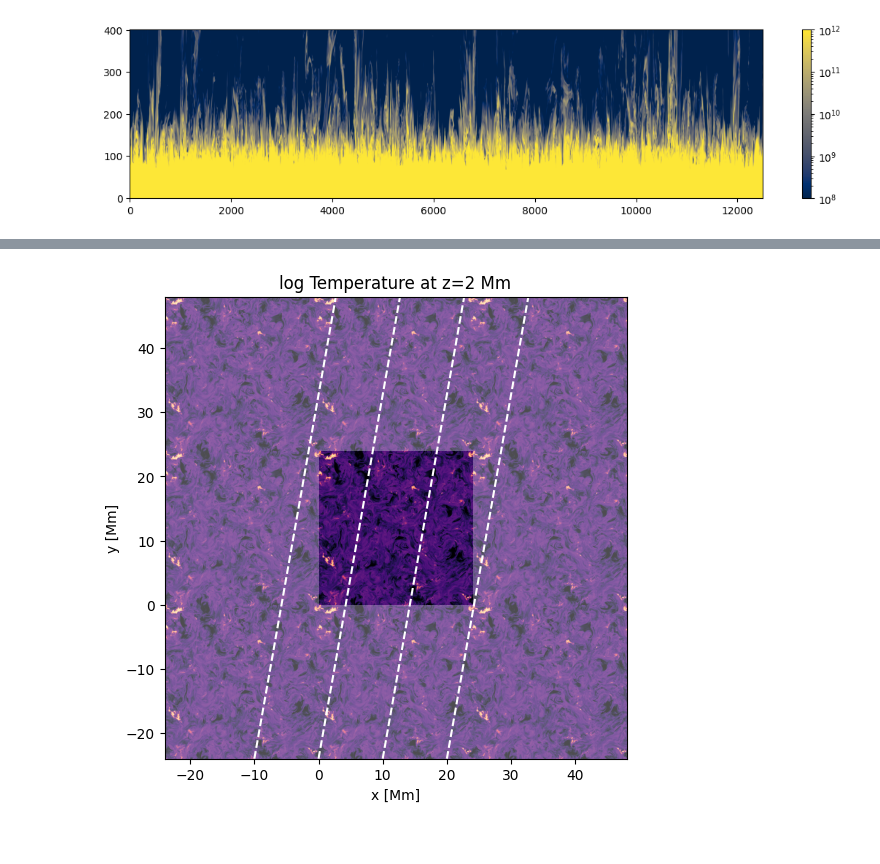
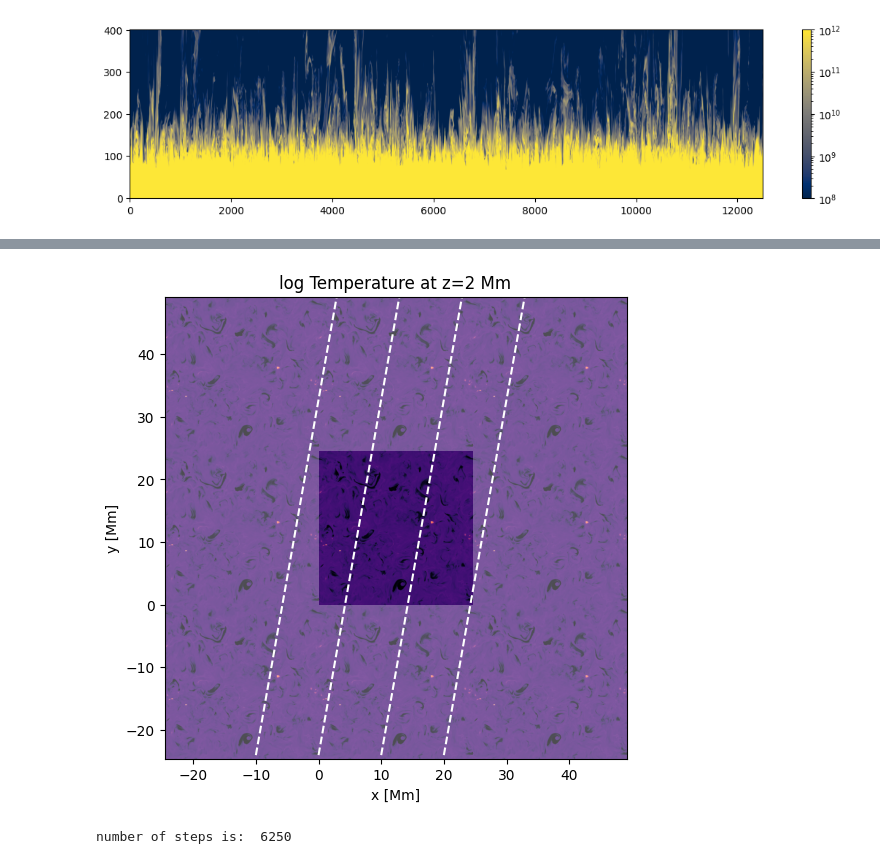
Before and after one commit to ivanzmilic/offlimb_3D_modeling, a Jupyter notebook: extend_cube.ipynb, the cells around one changed output, grey strips where cells are left out. Cells and saved outputs as stored; diff of their text form; code cells hidden in the pictures.

```diff
--- a/extend_cube.ipynb
+++ b/extend_cube.ipynb
@@ -124,8 +120,11 @@ plt.colorbar()
 # Should I pack this all for RT, together with the corresponding temperatures and velocities?
 # Probably not the worst idea ever!
 
-path = '/dat/milic/MURaM_SSD_che/'
-snapid = 399000
+#path = '/dat/milic/MURaM_SSD_che/' This is one snapshot for the paper
+# Matthias cubes (timeseries) are here:
+path = '/dat/milic/MURAM_SSD_ch_co_25x25x25Mm/3D/'
+
+snapid = 0
 snap = mio.MuramSnap(path, snapid)
 # %%
 snap.available
@@ -182,42 +174,42 @@ Text(0.5, 1.0, 'log Temperature at z=2 Mm')
 # %%
 # Now redo the previous plot with a full 3x3 tiling: center opaque, surrounding 8 transparent.
 plt.figure(figsize=[13,6])
-temp_map = np.log10(snap.Temp[149,:,:])
-tile_size = 24.0
+temp_map = np.log10(snap.Temp[z_idx_ph+50,:,:])
+tile_size = 32.0 * 768 / 1E3 # in mm
 
 for ix in [-1, 0, 1]:
     for iy in [-1, 0, 1]:
         alpha = 1.0 if (ix == 0 and iy == 0) else 0.7
         plt.imshow(
             temp_map,
             origin='lower',
             extent=[ix * tile_size, (ix + 1) * tile_size, iy * tile_size, (iy + 1) * tile_size],
             cmap='magma',
             alpha=alpha
         )
 
-plt.xlim([-24., 48.])
-plt.ylim([-24., 48.])
+plt.xlim([-tile_size, 2*tile_size])
+plt.ylim([-tile_size, 2*tile_size])
 
 # Add a straight line that starts from a given x position under a given angle, and extends across the whole plot.
 angle = 80  # degrees
 x_start = -10
 y_start = -24
 x_end = 48
 y_end = y_start + (x_end - x_start) * np.tan(np.radians(angle))
 plt.plot([x_start, x_end], [y_start, y_end], color='white', linestyle='--')
 plt.plot([x_start+10, x_end+10], [y_start, y_end], color='white', linestyle='--')
 plt.plot([x_start+20, x_end+20], [y_start, y_end], color='white', linestyle='--')
 plt.plot([x_start+30, x_end+30], [y_start, y_end], color='white', linestyle='--')
 
 plt.xlabel("x [Mm]")
 plt.ylabel("y [Mm]")
 plt.title("log Temperature at z=2 Mm")
 #plt.tight_layout()
-plt.savefig("figs/temperature_tiling_ssd.png", dpi=300,bbox_inches='tight')
-plt.savefig("figs/temperature_tiling_ssd.pdf", dpi=300,bbox_inches='tight')
+plt.savefig("figs/temperature_tiling_ssd_32.png", dpi=300,bbox_inches='tight')
+plt.savefig("figs/temperature_tiling_ssd_32.pdf", dpi=300,bbox_inches='tight')
 # %% [output]
-[figure, old version]
+[figure, new version]
 # %%
 # But now we need to hardcode the limits in z that we used for the synthesis, which is a bit sad, but we can do it :-(
 
@@ -245,16 +237,16 @@ angle_rad = np.radians(angle)
 x_start = 0
 y_start = 0
 # these are native steps in x and y
-delta_x = 24 # in km
-delta_y = 24 # in km
+delta_x = 32 # in km
+delta_y = 32 # in km
 # We want a line that has given length, say - 10ish cubes:
-line_length_km = 3E5  # in km
+line_length_km = 2E5  # in km
 n_steps = int(line_length_km / delta_x)
 print("number of steps is: ", n_steps)
 # Get the coordinates of this steps:
 
 # For each possible x_start, get the set of values:
-n_los = pops.shape[0]
+n_los = snap.Temp.shape[1]
 
 x_coords_grid = np.zeros((n_los, n_steps))
 y_coords_grid = np.zeros((n_los, n_steps))
@@ -269,7 +261,9 @@ for i in range(n_los):
     y_coords_grid[i, :] = y_start + (np.arange(n_steps) + 0.5) * delta_y * np.sin(angle_rad)
 
     # And then fold identically as before:
-    x_coords_grid_in_box[i, :] = x_coords_grid[i, :] % ((pops.shape[0]-1)*delta_x)
-    y_coords_grid_in_box[i, :] = y_coords_grid[i, :] % ((pops.shape[1]-1)*delta_y)
+    x_coords_grid_in_box[i, :] = x_coords_grid[i, :] % ((snap.Temp.shape[1]-1)*delta_x)
+    y_coords_grid_in_box[i, :] = y_coords_grid[i, :] % ((snap.Temp.shape[2]-1)*delta_y)
+# %% [output]
+number of steps is:  6250
 # %%
 print(y_coords_grid_in_box[0])
```
Also changed, not shown: parts of 14 cells of this notebook.
